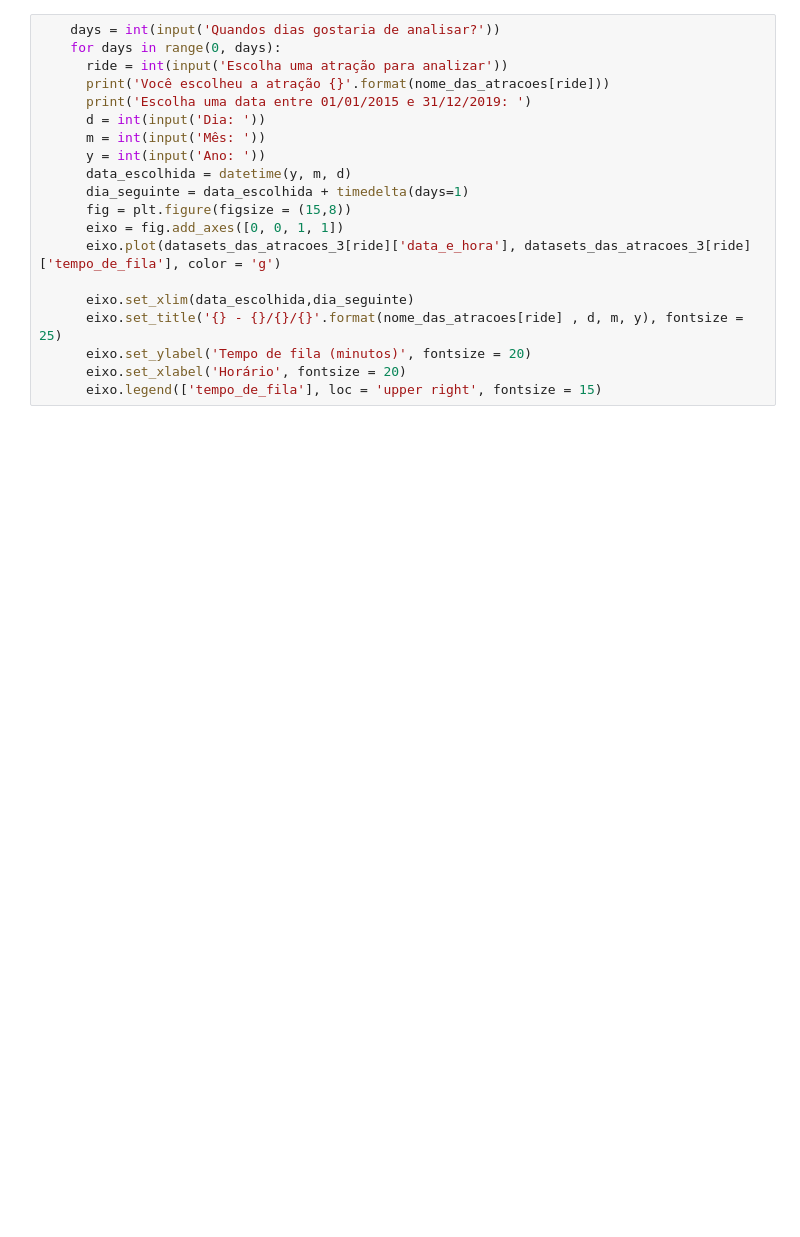
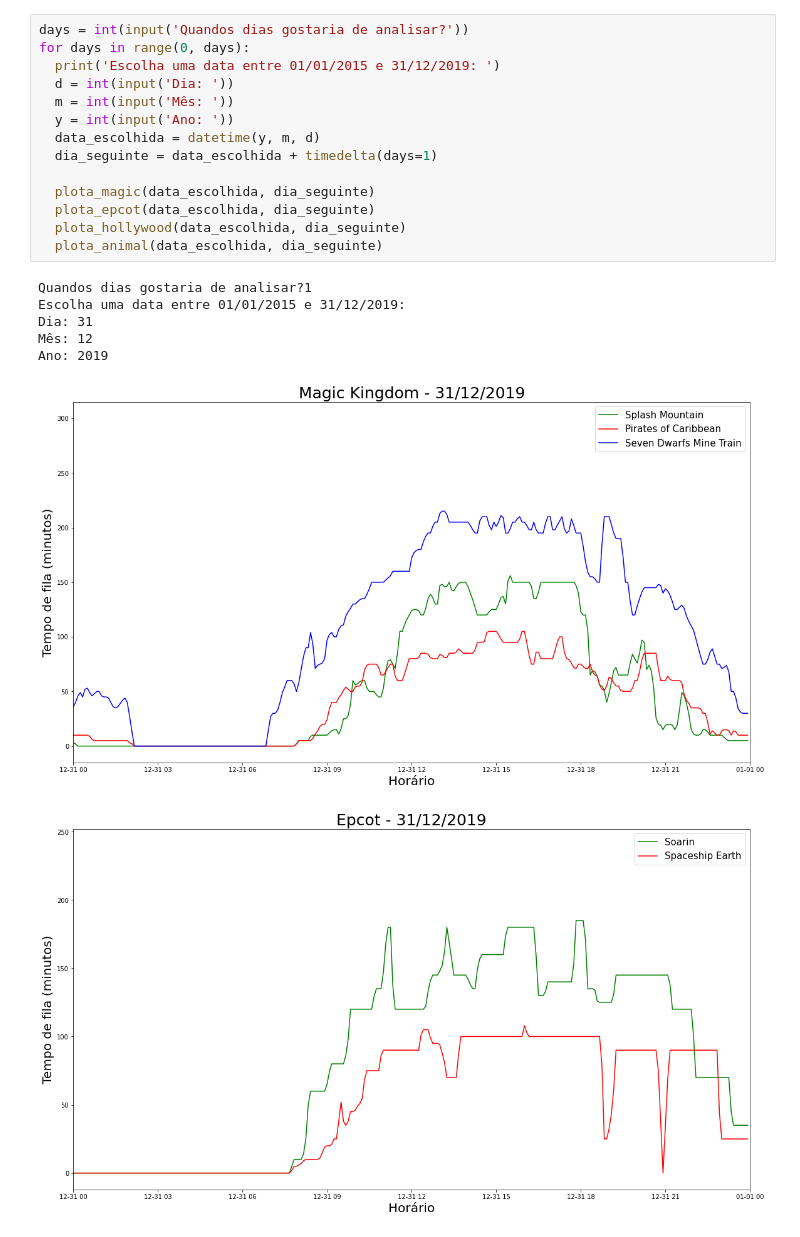
Before and after one commit to LuisFTacla/WDW_Attendance_Calculator, a Jupyter notebook: Plots_diarios.ipynb, the cells around one changed output. Cells and saved outputs as stored; diff of their text form; blank space fills up the shorter version.

Commit message:
Criados os plots diarios por parque

```diff
--- a/Plots_diarios.ipynb
+++ b/Plots_diarios.ipynb
@@ -102,20 +281,22 @@ pandas._libs.tslibs.timestamps.Timestamp
 # %%
-    days = int(input('Quandos dias gostaria de analisar?'))
-    for days in range(0, days):
-      ride = int(input('Escolha uma atração para analizar'))
-      print('Você escolheu a atração {}'.format(nome_das_atracoes[ride]))
-      print('Escolha uma data entre 01/01/2015 e 31/12/2019: ')
-      d = int(input('Dia: '))
-      m = int(input('Mês: '))
-      y = int(input('Ano: '))
-      data_escolhida = datetime(y, m, d)
-      dia_seguinte = data_escolhida + timedelta(days=1)
-      fig = plt.figure(figsize = (15,8))
-      eixo = fig.add_axes([0, 0, 1, 1])
-      eixo.plot(datasets_das_atracoes_3[ride]['data_e_hora'], datasets_das_atracoes_3[ride]['tempo_de_fila'], color = 'g')
+days = int(input('Quandos dias gostaria de analisar?'))
+for days in range(0, days):
+  print('Escolha uma data entre 01/01/2015 e 31/12/2019: ')
+  d = int(input('Dia: '))
+  m = int(input('Mês: '))
+  y = int(input('Ano: '))
+  data_escolhida = datetime(y, m, d)
+  dia_seguinte = data_escolhida + timedelta(days=1)
 
-      eixo.set_xlim(data_escolhida,dia_seguinte)
-      eixo.set_title('{} - {}/{}/{}'.format(nome_das_atracoes[ride] , d, m, y), fontsize = 25)
-      eixo.set_ylabel('Tempo de fila (minutos)', fontsize = 20)
-      eixo.set_xlabel('Horário', fontsize = 20)
-      eixo.legend(['tempo_de_fila'], loc = 'upper right', fontsize = 15)
+  plota_magic(data_escolhida, dia_seguinte)
+  plota_epcot(data_escolhida, dia_seguinte)
+  plota_hollywood(data_escolhida, dia_seguinte)
+  plota_animal(data_escolhida, dia_seguinte)
+# %% [output]
+Quandos dias gostaria de analisar?1
+Escolha uma data entre 01/01/2015 e 31/12/2019:
+Dia: 31
+Mês: 12
+Ano: 2019
+[figure, added]
+[figure, added]
```
Also changed, not shown: parts of 10 cells of this notebook.
